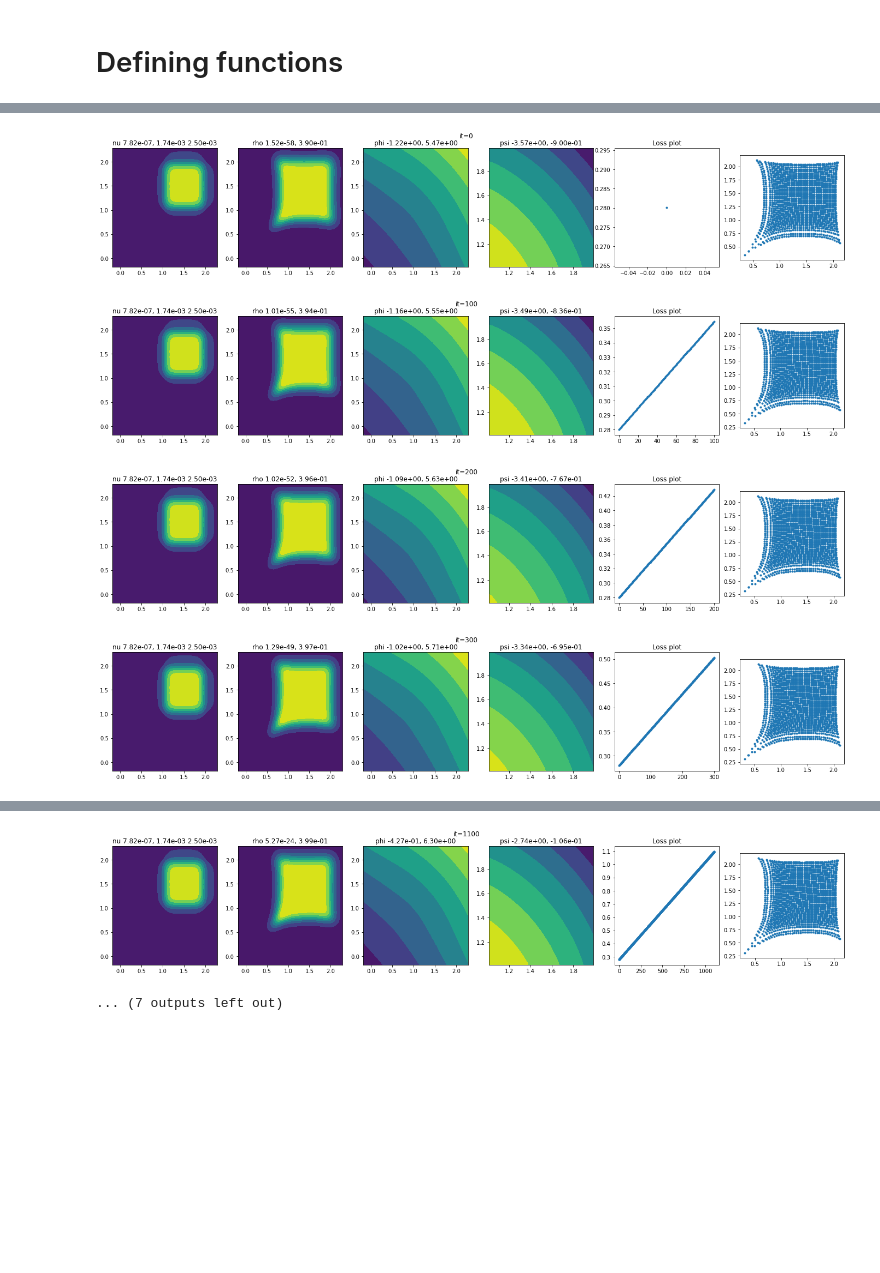
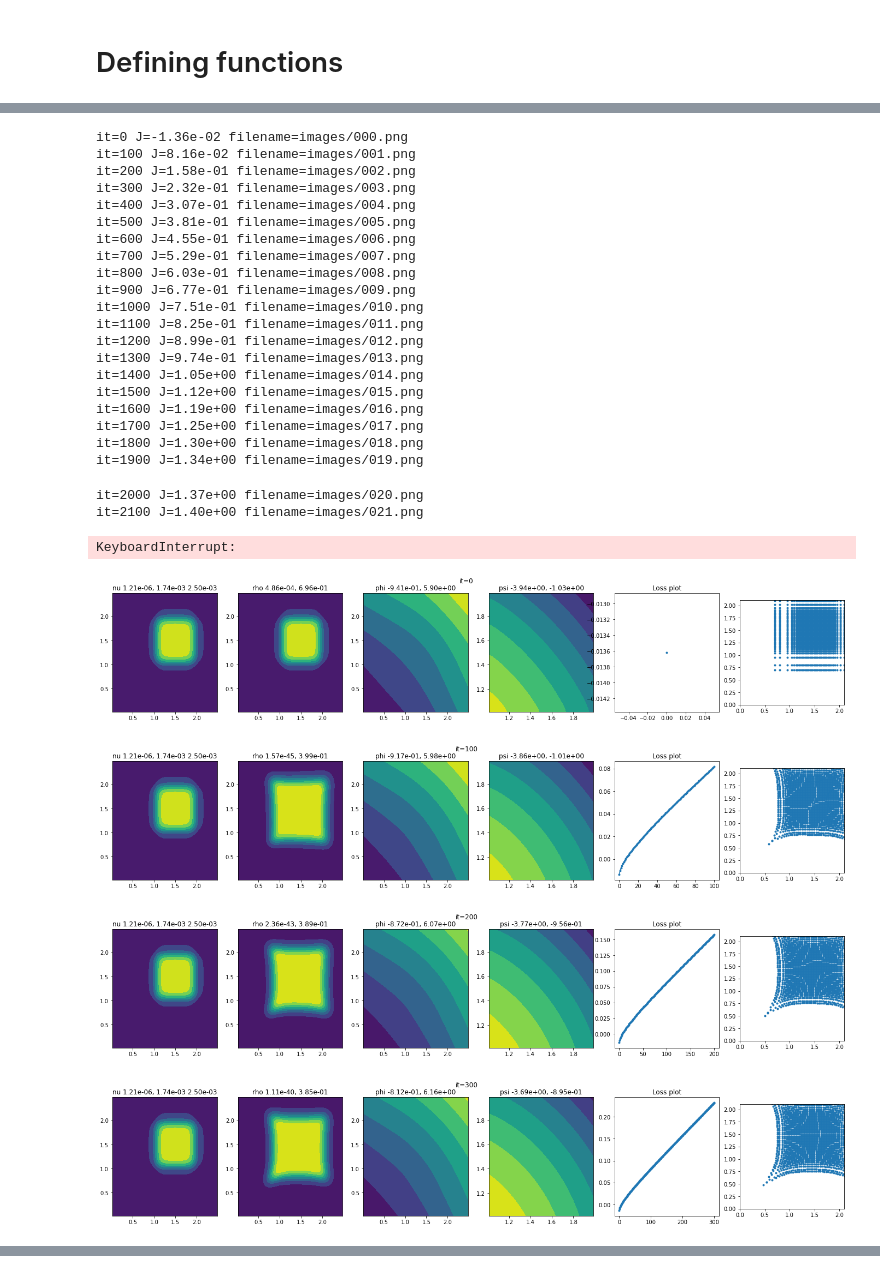
Before and after one commit to wonjunee/screening, a Jupyter notebook: python/screening_entropic.ipynb, the cells around one changed output, grey strips where cells are left out. Cells and saved outputs as stored; diff of their text form; code cells hidden in the pictures; blank space fills up the shorter version.

```diff
--- a/python/screening_entropic.ipynb
+++ b/python/screening_entropic.ipynb
@@ -210,8 +210,8 @@ max_iteration = 10000000
 Xx,Xy = np.meshgrid(np.linspace(1+0.5/n,2-0.5/n,n), np.linspace(1+0.5/n,2-0.5/n,n))
 yMax = 2
 Yx,Yy = np.meshgrid(np.linspace(0.5/m,1-0.5/m,m), np.linspace(0.5/m,1-0.5/m,m))
-Yx = Yx*2.0
-Yy = Yy*2.0
+Yx = Yx*2.5
+Yy = Yy*2.5
 
 dx = 1.0/n
 dy = dx * yMax
@@ -332,38 +332,64 @@ for it in range(max_iteration):
   # phi[0] = 0 # outside option
 
 
   J_val = ((phi_np - b_np) * rho_np).sum() * dy*dy
   J_list.append(J_val)
 
 
   # for plotting point cloud version of T(x)
   compute_dx(Tx, psi_eps_np, dx)
   compute_dy(Ty, psi_eps_np, dx)
 
   Tx = -Tx; Ty = -Ty
 
   if it % 100 == 0:
     fig,ax = plt.subplots(1,6,figsize=(24,4))
     ax[0].contourf(Yx,Yy,nu_np.reshape(m,m))
     ax[0].set_title(f"nu {np.min(nu_np):0.2e}, {np.max(nu_np):0.2e} {np.sum(nu_np)*dy**2:0.2e}")
     ax[1].contourf(Yx,Yy,rho_np.reshape(m,m))
     ax[1].set_title(f"rho {np.min(rho_np):0.2e}, {np.max(rho_np):0.2e}")
     ax[2].contourf(Yx,Yy,phi_np.reshape(m,m))
     ax[2].set_title(f"phi {np.min(phi_np):0.2e}, {np.max(phi_np):0.2e}")
     ax[3].contourf(Xx,Xy,psi_eps_np.reshape(n,n))
     ax[3].set_title(f"psi {np.min(psi_eps_np):0.2e}, {np.max(psi_eps_np):0.2e}")
     ax[4].plot(J_list, '.-')
     ax[4].set_title(f"Loss plot")
     ax[5].scatter(Tx,Ty,marker='.')
     ax[5].set_aspect('equal')
-    # ax[5].set_xlim([0,2.1])
-    # ax[5].set_ylim([0,2.1])
+    ax[5].set_xlim([0,2.1])
+    ax[5].set_ylim([0,2.1])
     plt.suptitle(f"it={it}")
-    # plt.savefig(f"images/{it//10:03d}.png")
-    plt.show()
+    filename = f"images/{it//100:03d}.png"
+    plt.savefig(filename)
+    # plt.show()
+    plt.close('all')
+    print(f"it={it} J={J_val:0.2e} filename={filename}")
     # hdisplay.update(fig)
 # %% [output]
+it=0 J=-1.36e-02 filename=images/000.png
+it=100 J=8.16e-02 filename=images/001.png
+it=200 J=1.58e-01 filename=images/002.png
+it=300 J=2.32e-01 filename=images/003.png
+it=400 J=3.07e-01 filename=images/004.png
+it=500 J=3.81e-01 filename=images/005.png
+it=600 J=4.55e-01 filename=images/006.png
+it=700 J=5.29e-01 filename=images/007.png
+it=800 J=6.03e-01 filename=images/008.png
+it=900 J=6.77e-01 filename=images/009.png
+it=1000 J=7.51e-01 filename=images/010.png
+it=1100 J=8.25e-01 filename=images/011.png
+it=1200 J=8.99e-01 filename=images/012.png
+it=1300 J=9.74e-01 filename=images/013.png
+it=1400 J=1.05e+00 filename=images/014.png
+it=1500 J=1.12e+00 filename=images/015.png
+it=1600 J=1.19e+00 filename=images/016.png
+it=1700 J=1.25e+00 filename=images/017.png
+it=1800 J=1.30e+00 filename=images/018.png
+it=1900 J=1.34e+00 filename=images/019.png
+it=2000 J=1.37e+00 filename=images/020.png
+it=2100 J=1.40e+00 filename=images/021.png
+KeyboardInterrupt:
-[figure, old version]
+[figure, new version]
-[figure, old version]
+[figure, new version]
-[figure, old version]
+[figure, new version]
-[figure, old version]
+[figure, new version]
@@ -377,5 +403,3 @@ for it in range(max_iteration):
-[figure, removed]
-... (7 outputs left out)
 # %%
 import glob
 import cv2
```
Also changed, not shown: parts of 4 cells of this notebook, 5 other files.
